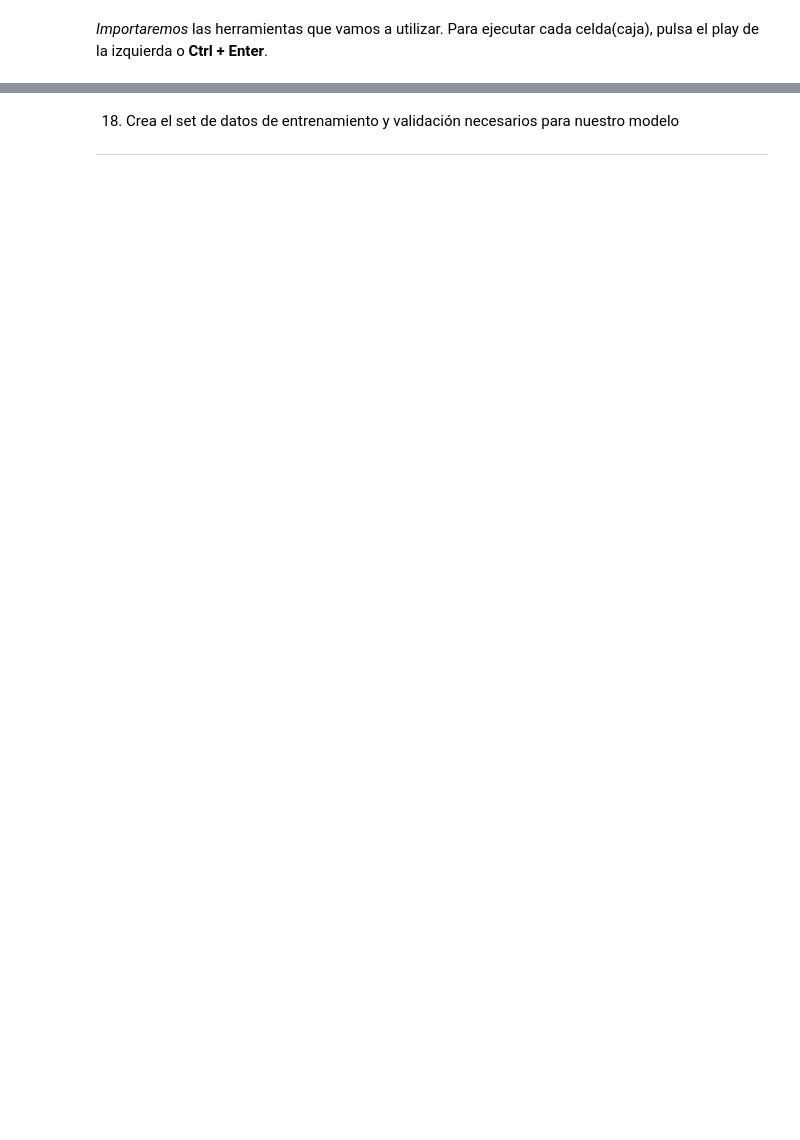
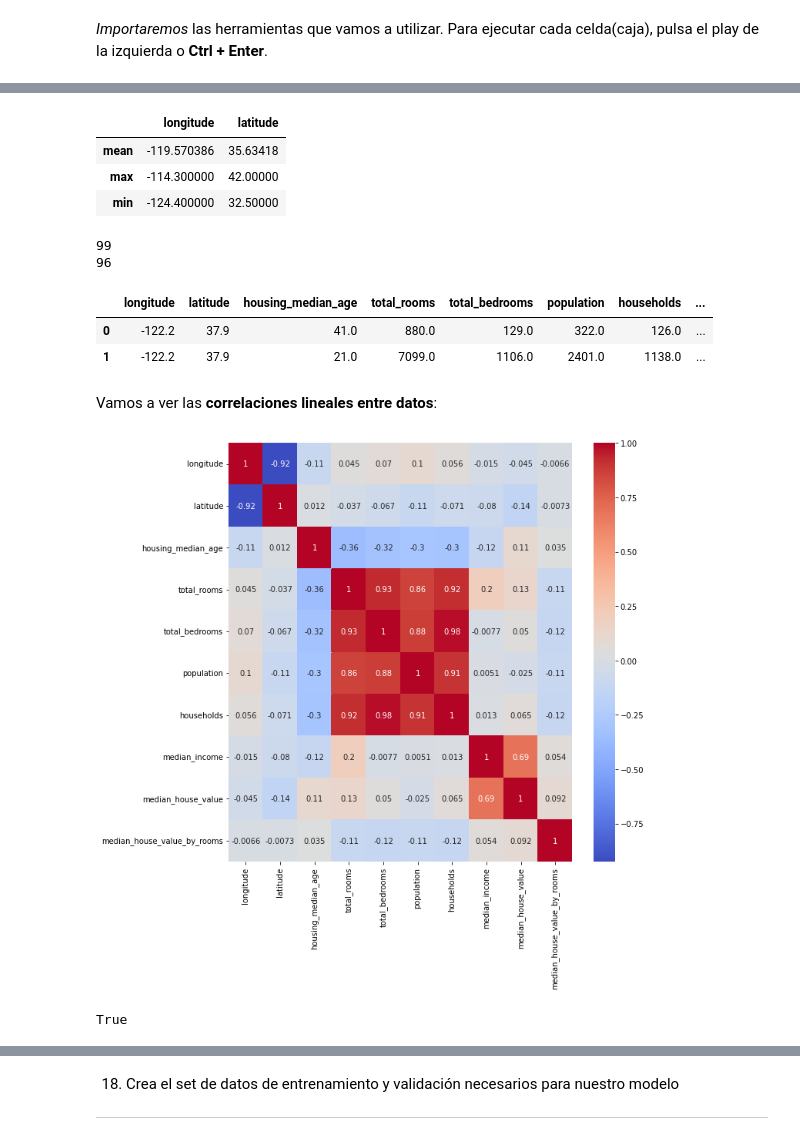
Before and after one commit to LAMDAMielgo/saturdaysAI_dl_mad22, a Jupyter notebook: week_1/challenge/DL_S1_Challenge_Oceans.ipynb, the cells around one changed output, grey strips where cells are left out. Drawn from its saved outputs; the diff is of its cells as text; code cells hidden in the pictures; blank space fills up the shorter version.

```diff
--- a/week_1/challenge/DL_S1_Challenge_Oceans.ipynb
+++ b/week_1/challenge/DL_S1_Challenge_Oceans.ipynb
@@ -273,0 +214,35 @@ Creación del modelo de redes neuronales
+# %%
+# ---- GEOSPATIAL
+# Podemos generalizar los puntos
+# cuantos menos decimales tiene una coordenada, más area está representando
+# es una forma de ''regionalizar'' por ubicación
+df['longitude'] = df['longitude'].apply(lambda d: np.round(d, 1))
+df['latitude'] = df['latitude'].apply(lambda d: np.round(d, 1))
+
+df[['longitude','latitude']].describe().loc[['mean', 'max', 'min']]
+# %% [output]
+|  | longitude | latitude |
+| mean | -119.570386 | 35.63418 |
+| max | -114.300000 | 42.00000 |
+| min | -124.400000 | 32.50000 |
+# %%
+print(df['longitude'].value_counts().size)
+print(df['latitude'].value_counts().size)
+# %% [output]
+99
+96
+# %%
+df.head(2)
+# %% [output]
+|  | longitude | latitude | housing_median_age | total_rooms | total_bedrooms | population | households | ... |
+| 0 | -122.2 | 37.9 | 41.0 | 880.0 | 129.0 | 322.0 | 126.0 | ... |
+| 1 | -122.2 | 37.9 | 21.0 | 7099.0 | 1106.0 | 2401.0 | 1138.0 | ... |
+# %% [markdown]
+Vamos a ver las **correlaciones lineales entre datos**:
+# %%
+# Dos líneas de código
+f, ax = plt.subplots(figsize = (10,10))
+sns.heatmap(df.corr(), cmap = 'coolwarm', annot = True, ax = ax)
+plt.show()
+# %% [output]
+[figure, added]
@@ -273,0 +256,5 @@ Creación del modelo de redes neuronales
+# %%
+df[df['total_rooms'] < df['total_bedrooms']].shape[0] == 0
+# no debería haber viviendas con más bedrooms que rooms
+# %% [output]
+True
```
Also changed, not shown: parts of 145 cells of this notebook.
